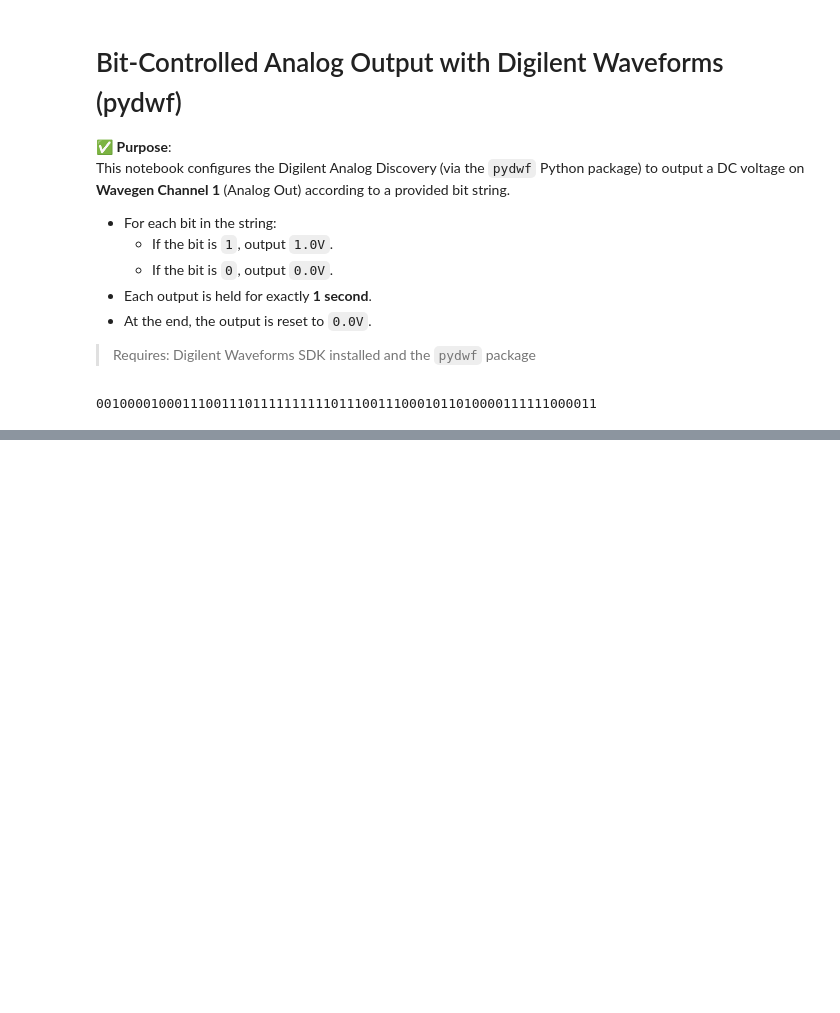
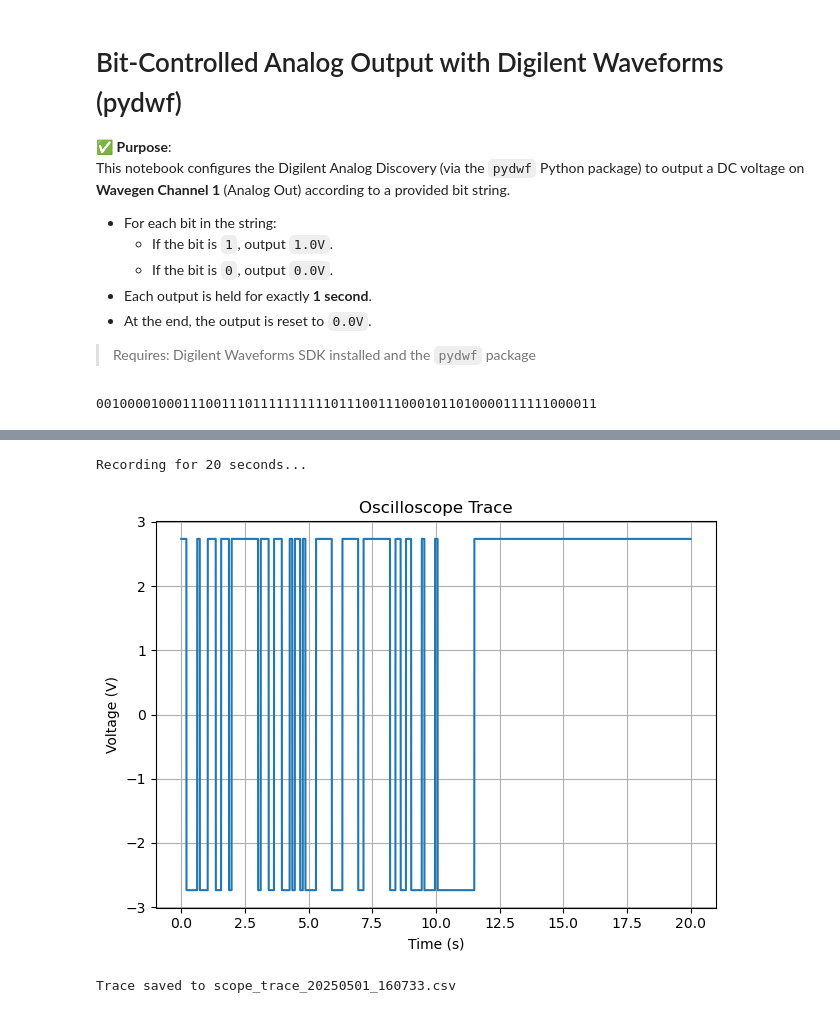
Before and after one commit to Adibanand/Physics111AFinalProject, a Jupyter notebook: bit_controlled_output.ipynb, the cells around one changed output, grey strips where cells are left out. Saved outputs shown, nothing was run; the diff lists cells and outputs as text; code cells hidden in the pictures; blank space fills up the shorter version.

```diff
--- a/bit_controlled_output.ipynb
+++ b/bit_controlled_output.ipynb
@@ -82,0 +144,6 @@ fig2
+# %%
+record_scope_trace(duration_sec=20, sample_rate=10000)
+# %% [output]
+Recording for 20 seconds...
+[figure, added]
+Trace saved to scope_trace_20250501_160733.csv
```
Also changed, not shown: parts of 9 cells of this notebook, 2 other files.
